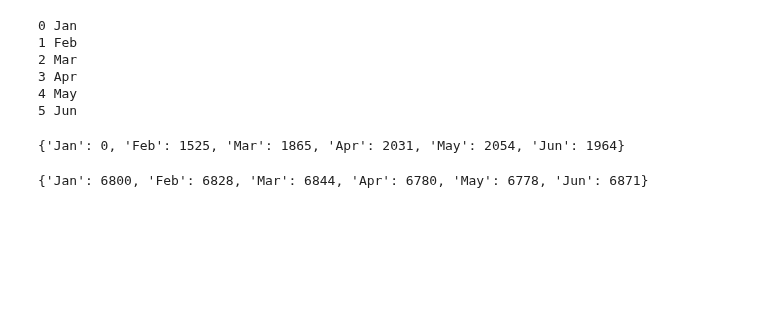
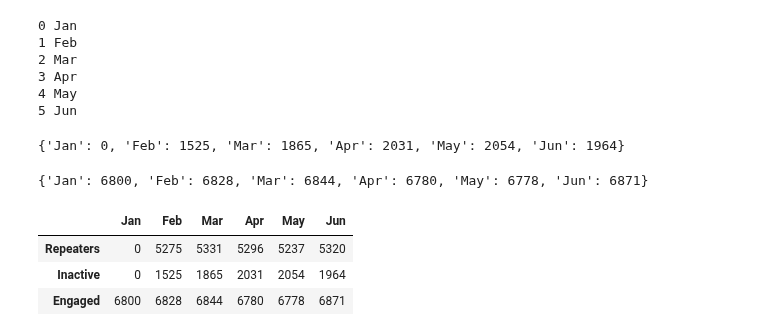
Before and after one commit to jcbacong/BA-probset-ateneo-2022, a Jupyter notebook: ad-hoc-analysis.ipynb, the cells around one changed output. Drawn from its saved outputs; the diff is of its cells as text; code cells hidden in the pictures; blank space fills up the shorter version.

```diff
--- a/ad-hoc-analysis.ipynb
+++ b/ad-hoc-analysis.ipynb
@@ -285,0 +279,11 @@ final_dfe = pd.DataFrame({})
+# %%
+final_dfe = pd.DataFrame({"Repeaters": repeaters,
+                        "Inactive": inactive,
+                        "Engaged": engaged})
+final_dfe = final_dfe.transpose()
+final_dfe
+# %% [output]
+|  | Jan | Feb | Mar | Apr | May | Jun |
+| Repeaters | 0 | 5275 | 5331 | 5296 | 5237 | 5320 |
+| Inactive | 0 | 1525 | 1865 | 2031 | 2054 | 1964 |
+| Engaged | 6800 | 6828 | 6844 | 6780 | 6778 | 6871 |
```
Also changed, not shown: parts of 2 cells of this notebook.
